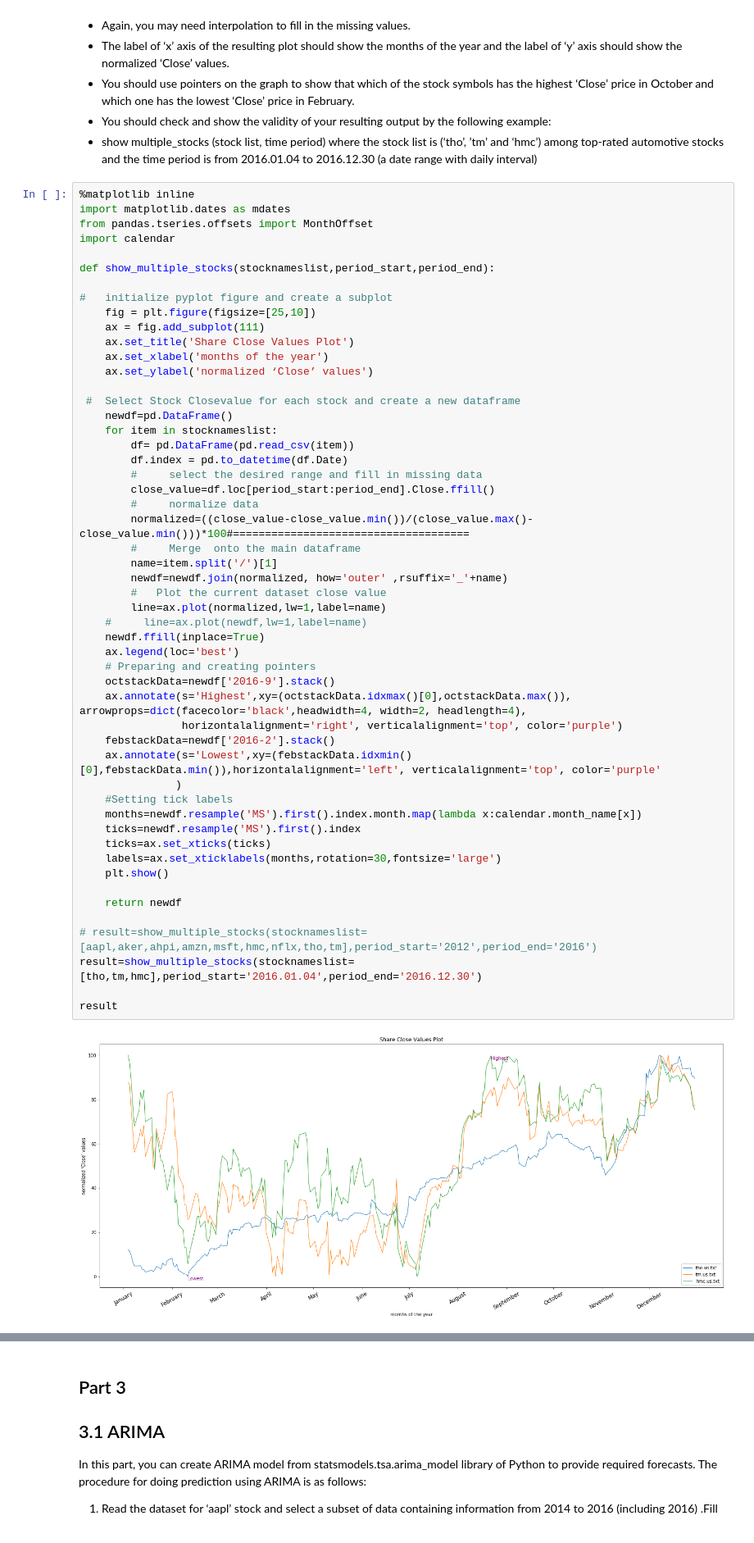
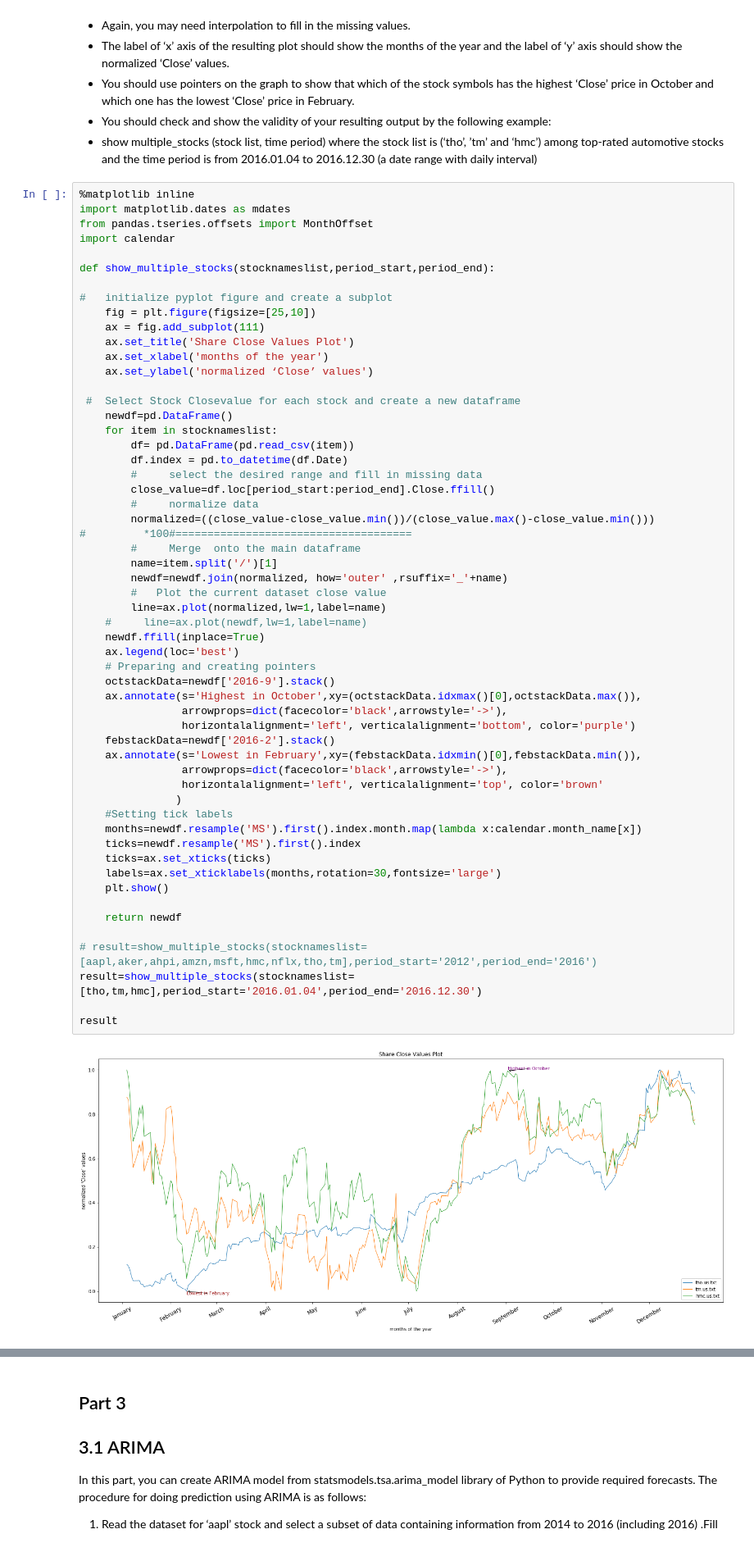
Before and after one commit to wndessy/data_science, a Jupyter notebook: notebooks/winnie.ndessy.timeseries.ipynb, the cells around one changed output, grey strips where cells are left out. Shown at 82% size. Drawn from its saved outputs; the diff is of its cells as text.

```diff
--- a/notebooks/winnie.ndessy.timeseries.ipynb
+++ b/notebooks/winnie.ndessy.timeseries.ipynb
@@ -110,37 +110,41 @@ def show_multiple_stocks(stocknameslist,period_start,period_end):
         df.index = pd.to_datetime(df.Date)
         #     select the desired range and fill in missing data
         close_value=df.loc[period_start:period_end].Close.ffill()
         #     normalize data
-        normalized=((close_value-close_value.min())/(close_value.max()-close_value.min()))*100#=====================================
+        normalized=((close_value-close_value.min())/(close_value.max()-close_value.min()))
+#         *100#=====================================
         #     Merge  onto the main dataframe
         name=item.split('/')[1]
         newdf=newdf.join(normalized, how='outer' ,rsuffix='_'+name)
         #   Plot the current dataset close value
         line=ax.plot(normalized,lw=1,label=name)
     #     line=ax.plot(newdf,lw=1,label=name)
     newdf.ffill(inplace=True)
     ax.legend(loc='best')
     # Preparing and creating pointers
     octstackData=newdf['2016-9'].stack()
-    ax.annotate(s='Highest',xy=(octstackData.idxmax()[0],octstackData.max()), arrowprops=dict(facecolor='black',headwidth=4, width=2, headlength=4),
-                horizontalalignment='right', verticalalignment='top', color='purple')
+    ax.annotate(s='Highest in October',xy=(octstackData.idxmax()[0],octstackData.max()),
+                arrowprops=dict(facecolor='black',arrowstyle='->'),
+                horizontalalignment='left', verticalalignment='bottom', color='purple')
     febstackData=newdf['2016-2'].stack()
-    ax.annotate(s='Lowest',xy=(febstackData.idxmin()[0],febstackData.min()),horizontalalignment='left', verticalalignment='top', color='purple'
+    ax.annotate(s='Lowest in February',xy=(febstackData.idxmin()[0],febstackData.min()),
+                arrowprops=dict(facecolor='black',arrowstyle='->'),
+                horizontalalignment='left', verticalalignment='top', color='brown'
                )
     #Setting tick labels
     months=newdf.resample('MS').first().index.month.map(lambda x:calendar.month_name[x])
     ticks=newdf.resample('MS').first().index
     ticks=ax.set_xticks(ticks)
     labels=ax.set_xticklabels(months,rotation=30,fontsize='large')
     plt.show()
 
     return newdf
 
 # result=show_multiple_stocks(stocknameslist=[aapl,aker,ahpi,amzn,msft,hmc,nflx,tho,tm],period_start='2012',period_end='2016')
 result=show_multiple_stocks(stocknameslist=[tho,tm,hmc],period_start='2016.01.04',period_end='2016.12.30')
 
 result
 # %% [output]
-[figure, old version]
+[figure, new version]
 |  | Close | Close_tm.us.txt | Close_hmc.us.txt |
 | Date |  |  |  |
```
Also changed, not shown: parts of 3 cells of this notebook.
